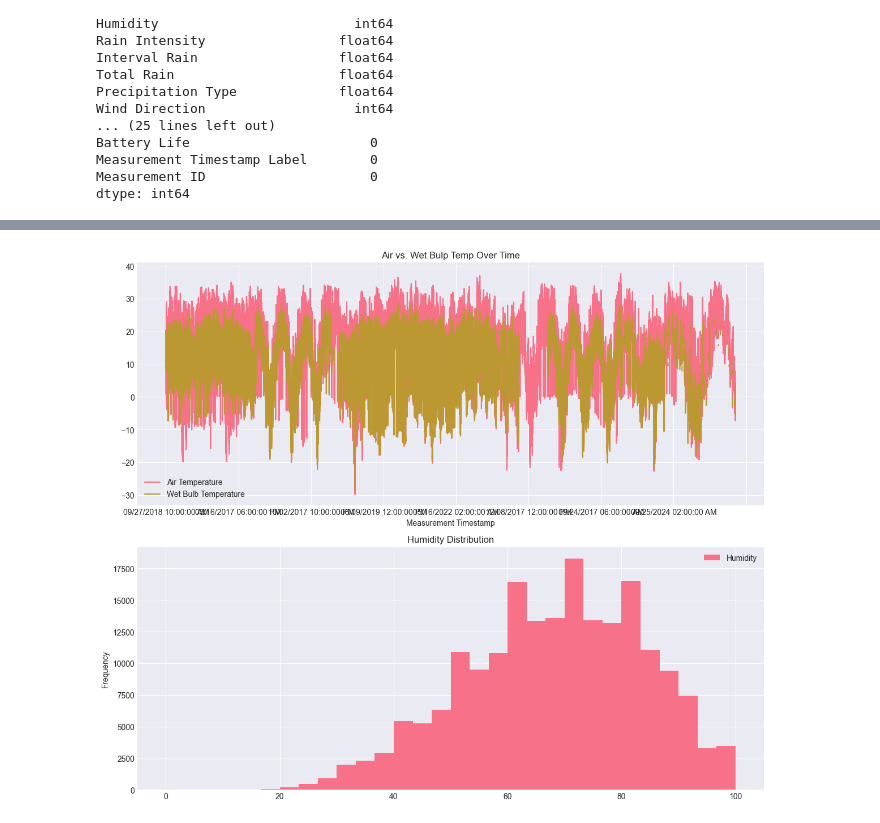
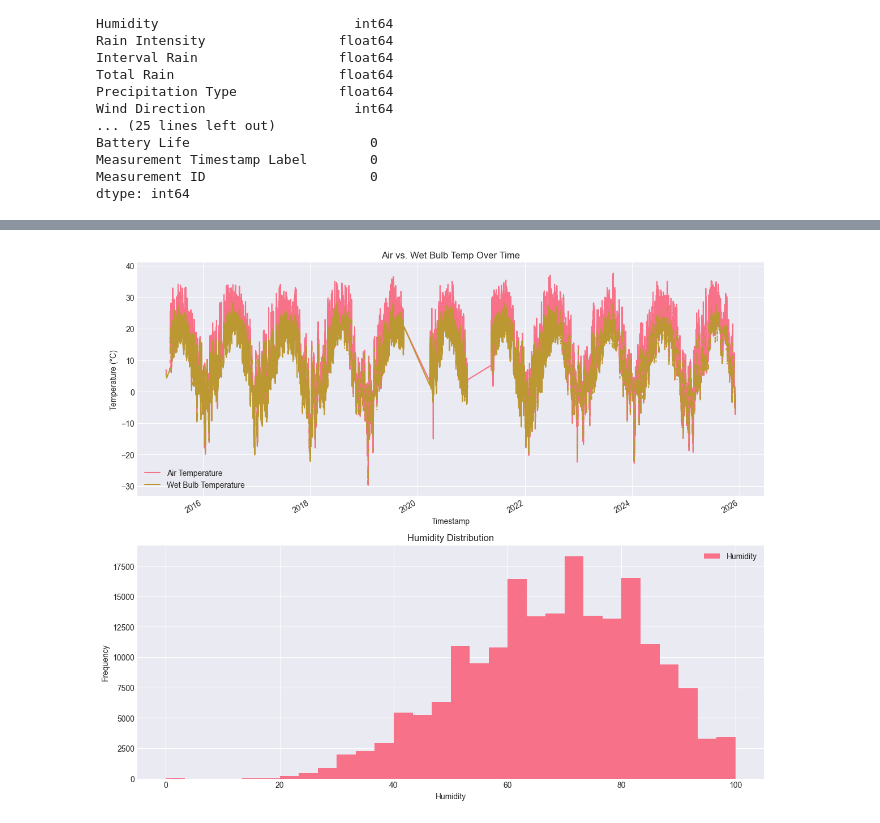
Before and after one commit to UCSF-DataSci/ds217-11-final-bnishimine, a Jupyter notebook: q1_setup_exploration.ipynb, the cells around one changed output, grey strips where cells are left out. Saved outputs shown, nothing was run; the diff lists cells and outputs as text; code cells hidden in the pictures.

Commit message:
Fixed labels on Q1 Plots

```diff
--- a/q1_setup_exploration.ipynb
+++ b/q1_setup_exploration.ipynb
@@ -256,21 +256,26 @@ summary
 # %%
 #QUESTION1.3
 
 #set up 2 plots
 
+#sort by time so plot is chronological
+data['Measurement Timestamp'] = pd.to_datetime(data['Measurement Timestamp'])
+data = data.sort_values('Measurement Timestamp')
+
 fig, axes = plt.subplots(2, 1, figsize=(12, 10))
 
 
-data.plot(kind = 'line', ax = axes[0], title = 'Air vs. Wet Bulp Temp Over Time',
-                   x = 'Measurement Timestamp', y = ['Air Temperature', 'Wet Bulb Temperature'])
+data.plot(kind = 'line', ax = axes[0], title = 'Air vs. Wet Bulb Temp Over Time',
+                   x = 'Measurement Timestamp', y = ['Air Temperature', 'Wet Bulb Temperature'],
+                   xlabel = 'Timestamp', ylabel = 'Temperature (°C)')
 
 data.plot(kind = 'hist', ax= axes[1], title = 'Humidity Distribution',
-                   y = 'Humidity', bins = 30)
+                   y = 'Humidity', xlabel = 'Humidity', ylabel = 'Frequency', bins = 30)
 plt.tight_layout()
 
 #save figure to png
 plt.savefig('output/q1_visualizations.png')
 
 ##########
 # %% [output]
-[figure, old version]
+[figure, new version]
```
Also changed, not shown: 1 other file.
